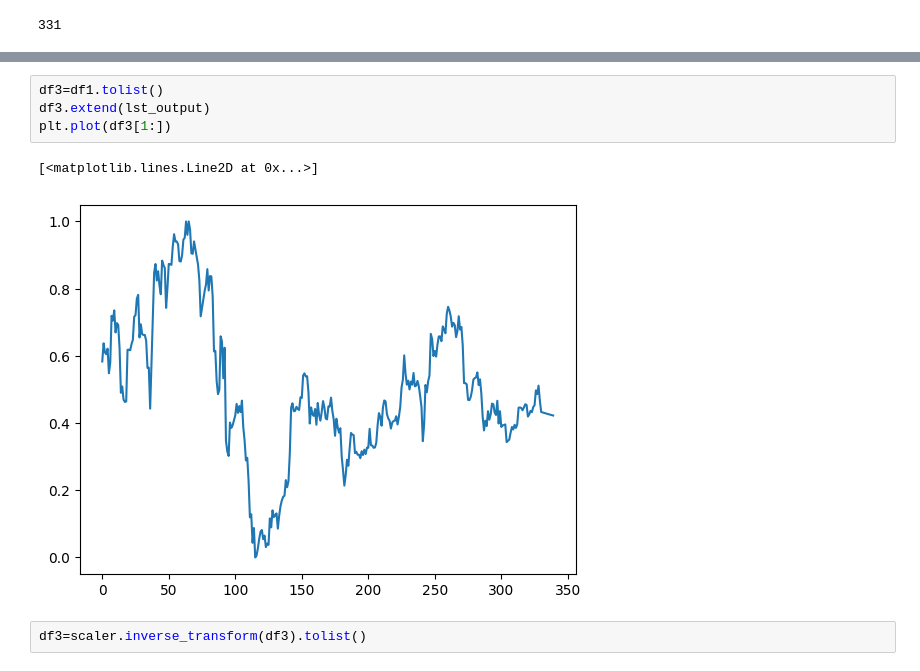
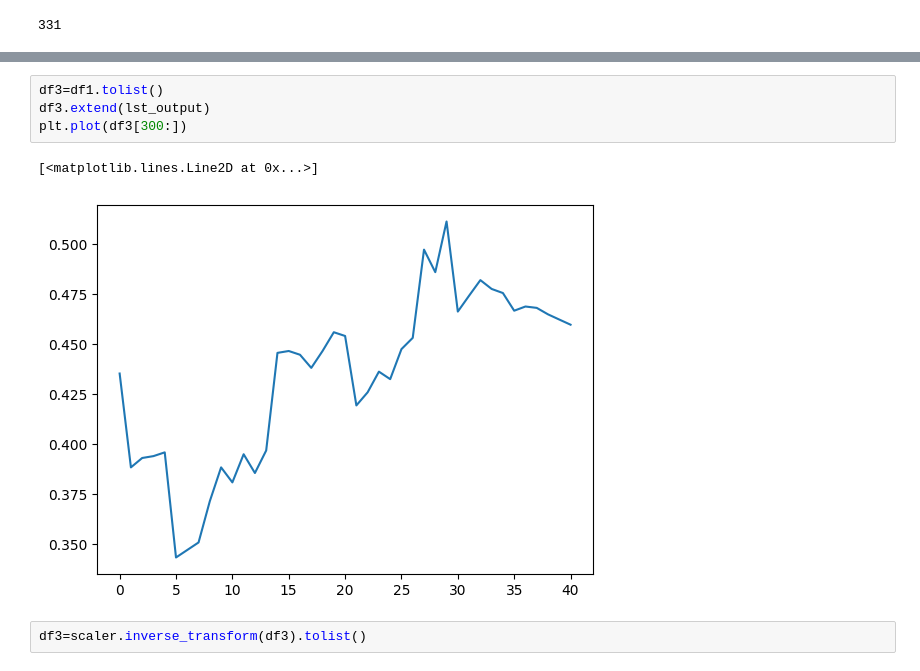
Before and after one commit to sourav48765/Stock-prediction, a Jupyter notebook: tataSteelPrediction.ipynb, the cells around one changed output, grey strips where cells are left out. Cells and saved outputs as stored; diff of their text form.

```diff
--- a/tataSteelPrediction.ipynb
+++ b/tataSteelPrediction.ipynb
@@ -389,10 +415,10 @@ plt.plot(day_pred,scaler.inverse_transform(lst_output))
 # %%
 df3=df1.tolist()
 df3.extend(lst_output)
-plt.plot(df3[1:])
+plt.plot(df3[300:])
 # %% [output]
 [<matplotlib.lines.Line2D at 0x...>]
-[figure, old version]
+[figure, new version]
 # %%
 df3=scaler.inverse_transform(df3).tolist()
 # %%
```
Also changed, not shown: parts of 21 cells of this notebook, 4 other files.
